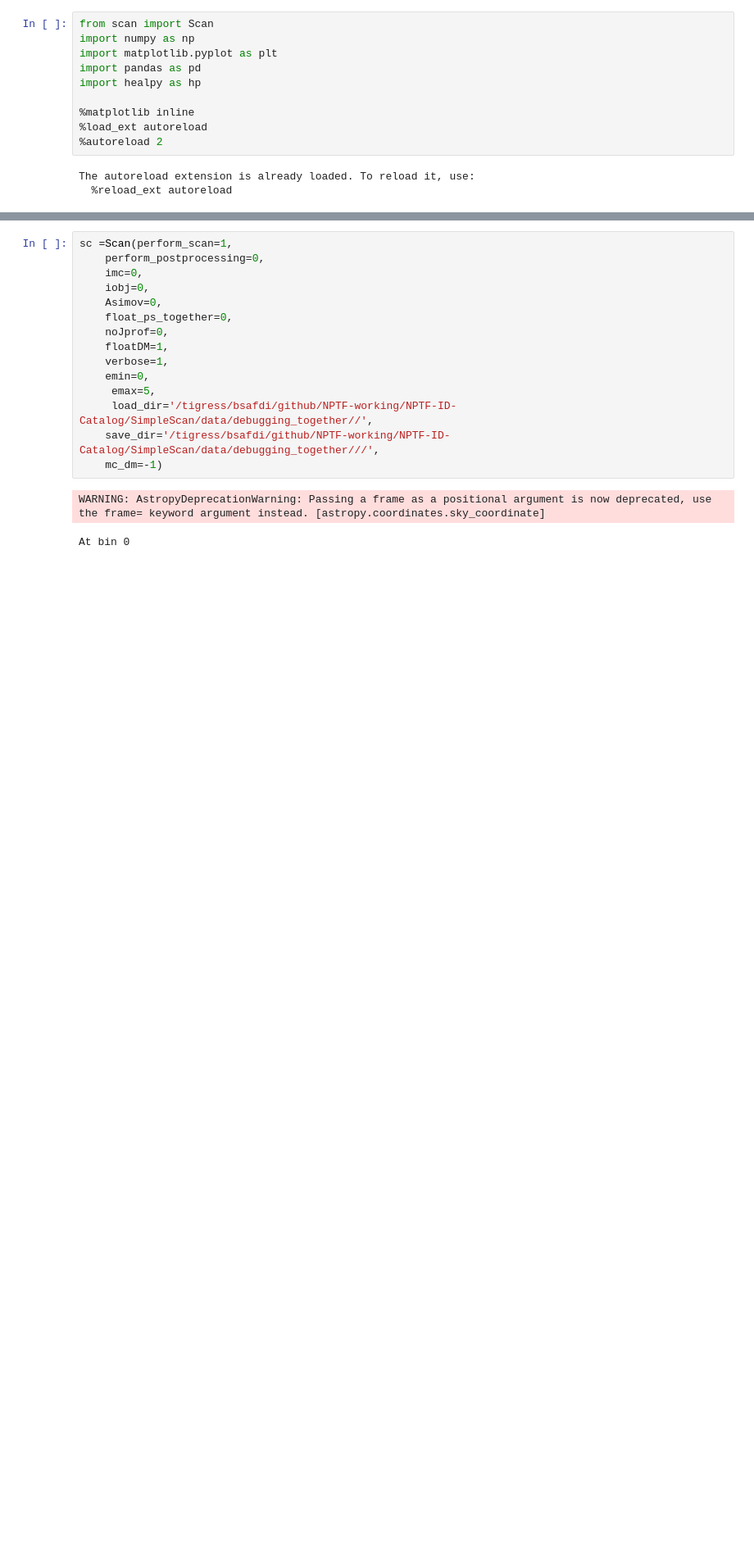
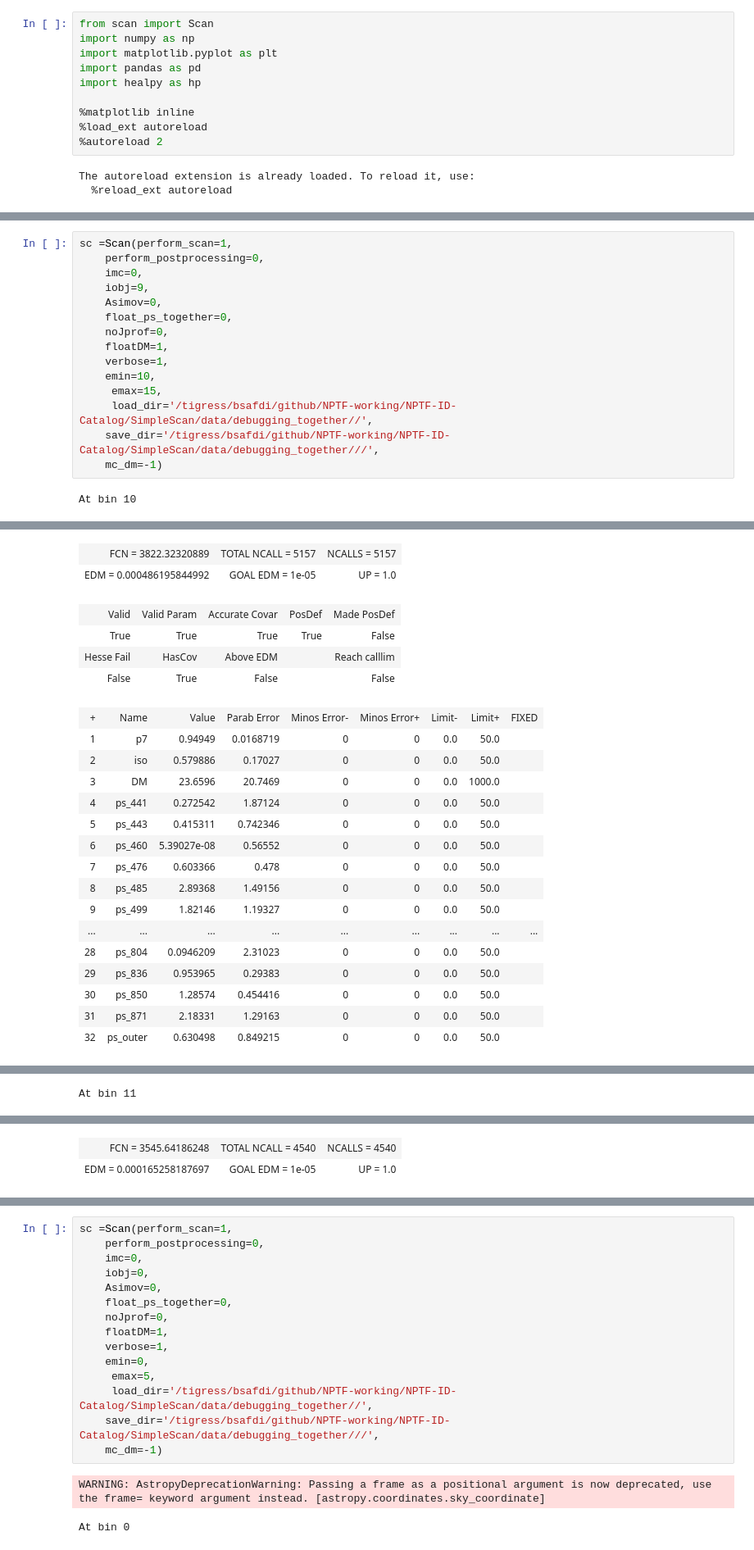
Before and after one commit to jeansom/DM-Catalog-Scan, a Jupyter notebook: Scan-Small-ROI/notebooks/debugging.ipynb, the cells around one changed output, grey strips where cells are left out. Shown at 82% size. Saved outputs shown, nothing was run; the diff lists cells and outputs as text; blank space fills up the shorter version.

```diff
--- a/Scan-Small-ROI/notebooks/debugging.ipynb
+++ b/Scan-Small-ROI/notebooks/debugging.ipynb
@@ -121,2 +110,19 @@ At bin 1
 [interactive output not drawn]
 ... (24 outputs left out)
+# %%
+sc =Scan(perform_scan=1,
+    perform_postprocessing=0,
+    imc=0,
+    iobj=9,
+    Asimov=0,
+    float_ps_together=0,
+    noJprof=0,
+    floatDM=1,
+    verbose=1,
+    emin=10,
+     emax=15,
+     load_dir='/tigress/bsafdi/github/NPTF-working/NPTF-ID-Catalog/SimpleScan/data/debugging_together//',
+    save_dir='/tigress/bsafdi/github/NPTF-working/NPTF-ID-Catalog/SimpleScan/data/debugging_together///',
+    mc_dm=-1)
+# %% [output]
+At bin 10
@@ -122,0 +130,22 @@ At bin 1
+| FCN = 3822.32320889 | TOTAL NCALL = 5157 | NCALLS = 5157 |
+| EDM = 0.000486195844992 | GOAL EDM = 1e-05 | UP = 1.0 |
+| Valid | Valid Param | Accurate Covar | PosDef | Made PosDef |
+| True | True | True | True | False |
+| Hesse Fail | HasCov | Above EDM |  | Reach calllim |
+| False | True | False |  | False |
+| + | Name | Value | Parab Error | Minos Error- | Minos Error+ | Limit- | Limit+ | FIXED |
+| 1 | p7 | 0.94949 | 0.0168719 | 0 | 0 | 0.0 | 50.0 |  |
+| 2 | iso | 0.579886 | 0.17027 | 0 | 0 | 0.0 | 50.0 |  |
+| 3 | DM | 23.6596 | 20.7469 | 0 | 0 | 0.0 | 1000.0 |  |
+| 4 | ps_441 | 0.272542 | 1.87124 | 0 | 0 | 0.0 | 50.0 |  |
+| 5 | ps_443 | 0.415311 | 0.742346 | 0 | 0 | 0.0 | 50.0 |  |
+| 6 | ps_460 | 5.39027e-08 | 0.56552 | 0 | 0 | 0.0 | 50.0 |  |
+| 7 | ps_476 | 0.603366 | 0.478 | 0 | 0 | 0.0 | 50.0 |  |
+| 8 | ps_485 | 2.89368 | 1.49156 | 0 | 0 | 0.0 | 50.0 |  |
+| 9 | ps_499 | 1.82146 | 1.19327 | 0 | 0 | 0.0 | 50.0 |  |
+| ... | ... | ... | ... | ... | ... | ... | ... | ... |
+| 28 | ps_804 | 0.0946209 | 2.31023 | 0 | 0 | 0.0 | 50.0 |  |
+| 29 | ps_836 | 0.953965 | 0.29383 | 0 | 0 | 0.0 | 50.0 |  |
+| 30 | ps_850 | 1.28574 | 0.454416 | 0 | 0 | 0.0 | 50.0 |  |
+| 31 | ps_871 | 2.18331 | 1.29163 | 0 | 0 | 0.0 | 50.0 |  |
+| 32 | ps_outer | 0.630498 | 0.849215 | 0 | 0 | 0.0 | 50.0 |  |
@@ -122,0 +153 @@ At bin 1
+At bin 11
@@ -122,0 +155,2 @@ At bin 1
+| FCN = 3545.64186248 | TOTAL NCALL = 4540 | NCALLS = 4540 |
+| EDM = 0.000165258187697 | GOAL EDM = 1e-05 | UP = 1.0 |
```
Also changed, not shown: parts of 3 cells of this notebook, 30 other files.
